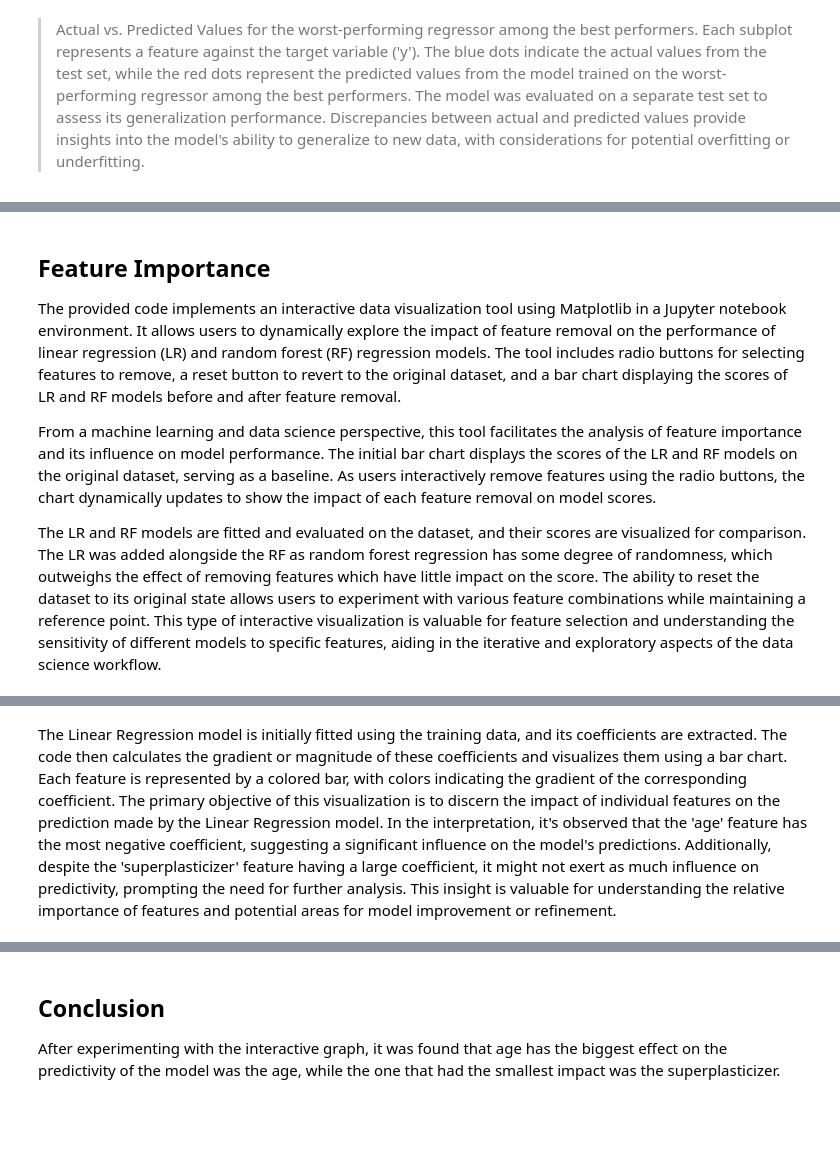
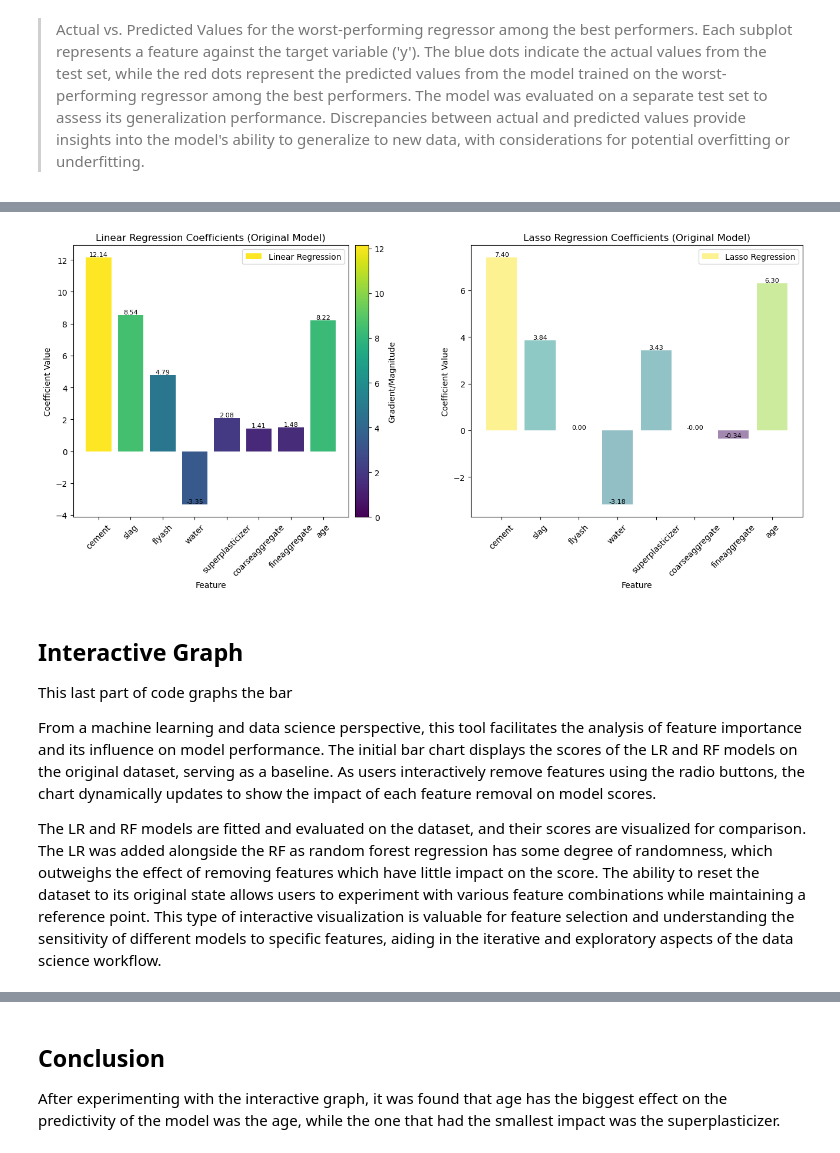
Before and after one commit to salm-n/Concrete-Compressive-Strength-Predictor, a Jupyter notebook: Coding Project 2023-2024.ipynb, the cells around one changed output, grey strips where cells are left out. Drawn from its saved outputs; the diff is of its cells as text; code cells hidden in the pictures; blank space fills up the shorter version.

```diff
--- a/Coding Project 2023-2024.ipynb
+++ b/Coding Project 2023-2024.ipynb
@@ -807,6 +818,67 @@ plt.show()
+# %%
+
+# Fit the Linear Regression model on the training data
+lr_model_original = LinearRegression().fit(x_train, y_train)
+
+# Fit the Lasso Regression model on the training data
+lasso_model_original = Lasso(alpha=1.0).fit(x_train, y_train)  # You can adjust the alpha parameter as needed
+
+# Get the coefficients and feature names for Linear Regression
+lr_coefficients_original = lr_model_original.coef_
+lr_gradient = np.abs(lr_coefficients_original)
+
+# Get the coefficients and feature names for Lasso Regression
+lasso_coefficients_original = lasso_model_original.coef_
+lasso_gradient = np.abs(lasso_coefficients_original)
+
+# Use the column names of x_train as feature names
+feature_names = x_train.columns
+
+# Plot the Linear Regression coefficients
+fig, (ax1, ax2) = plt.subplots(1, 2, figsize=(16, 6))
+
+# Linear Regression
+lr_colors = plt.cm.viridis(lr_gradient / np.max(lr_gradient))
+lr_bars = ax1.bar(feature_names, lr_coefficients_original, color=lr_colors, label='Linear Regression')
+
+# Add a colorbar to show the gradient/magnitude information for Linear Regression
+lr_sm = plt.cm.ScalarMappable(cmap=plt.cm.viridis, norm=plt.Normalize(vmin=0, vmax=np.max(lr_gradient)))
+lr_sm.set_array([])
+lr_cbar = plt.colorbar(lr_sm, ax=ax1, orientation='vertical', pad=0.02)
+lr_cbar.set_label('Gradient/Magnitude')
+
+# Annotate each bar with the corresponding coefficient value for Linear Regression
+for bar, coef_value in zip(lr_bars, lr_coefficients_original):
+    height = bar.get_height()
+    ax1.text(bar.get_x() + bar.get_width() / 2, height, f'{coef_value:.2f}', ha='center', va='bottom', fontsize=8, color='black')
+
+ax1.set_xlabel("Feature")
+ax1.set_ylabel("Coefficient Value")
+ax1.set_title("Linear Regression Coefficients (Original Model)")
+ax1.tick_params(axis='x', rotation=45)
+ax1.legend()
+
+# Plot the Lasso Regression coefficients
+lasso_colors = plt.cm.viridis(lasso_gradient / np.max(lasso_gradient))
+lasso_bars = ax2.bar(feature_names, lasso_coefficients_original, color=lasso_colors, alpha=0.5, label='Lasso Regression')
+
+# Annotate each bar with the corresponding coefficient value for Lasso Regression
+for bar, coef_value in zip(lasso_bars, lasso_coefficients_original):
+    height = bar.get_height()
+    ax2.text(bar.get_x() + bar.get_width() / 2, height, f'{coef_value:.2f}', ha='center', va='bottom', fontsize=8, color='black')
+
+ax2.set_xlabel("Feature")
+ax2.set_ylabel("Coefficient Value")
+ax2.set_title("Lasso Regression Coefficients (Original Model)")
+ax2.tick_params(axis='x', rotation=45)
+ax2.legend()
+
+plt.show()
+# %% [output]
+[figure, added]
 # %% [markdown]
-## Feature Importance
-The provided code implements an interactive data visualization tool using Matplotlib in a Jupyter notebook environment. It allows users to dynamically explore the impact of feature removal on the performance of linear regression (LR) and random forest (RF) regression models. The tool includes radio buttons for selecting features to remove, a reset button to revert to the original dataset, and a bar chart displaying the scores of LR and RF models before and after feature removal.
+## Interactive Graph
+This last part of code graphs the bar
 
 From a machine learning and data science perspective, this tool facilitates the analysis of feature importance and its influence on model performance. The initial bar chart displays the scores of the LR and RF models on the original dataset, serving as a baseline. As users interactively remove features using the radio buttons, the chart dynamically updates to show the impact of each feature removal on model scores.
 
@@ -885,6 +957,3 @@ plt.show()
 # %% [output]
 [interactive output not drawn]
 [interactive output not drawn]
-# %% [markdown]
-
-The Linear Regression model is initially fitted using the training data, and its coefficients are extracted. The code then calculates the gradient or magnitude of these coefficients and visualizes them using a bar chart. Each feature is represented by a colored bar, with colors indicating the gradient of the corresponding coefficient. The primary objective of this visualization is to discern the impact of individual features on the prediction made by the Linear Regression model. In the interpretation, it's observed that the 'age' feature has the most negative coefficient, suggesting a significant influence on the model's predictions. Additionally, despite the 'superplasticizer' feature having a large coefficient, it might not exert as much influence on predictivity, prompting the need for further analysis. This insight is valuable for understanding the relative importance of features and potential areas for model improvement or refinement.
```
Also changed, not shown: parts of 13 cells of this notebook.
